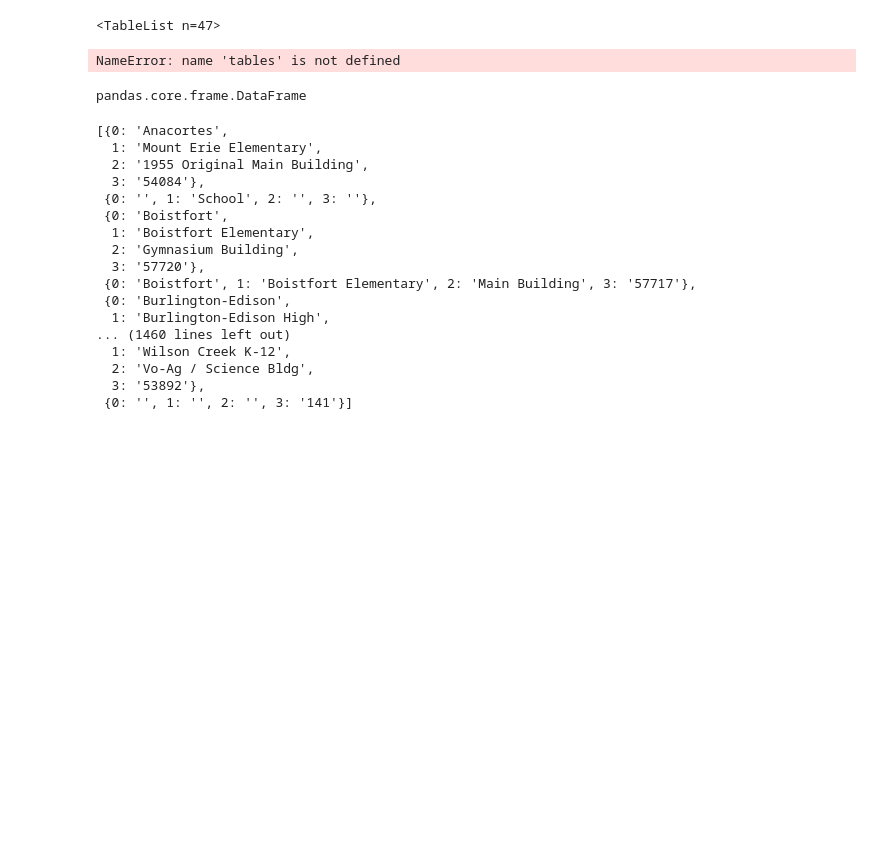
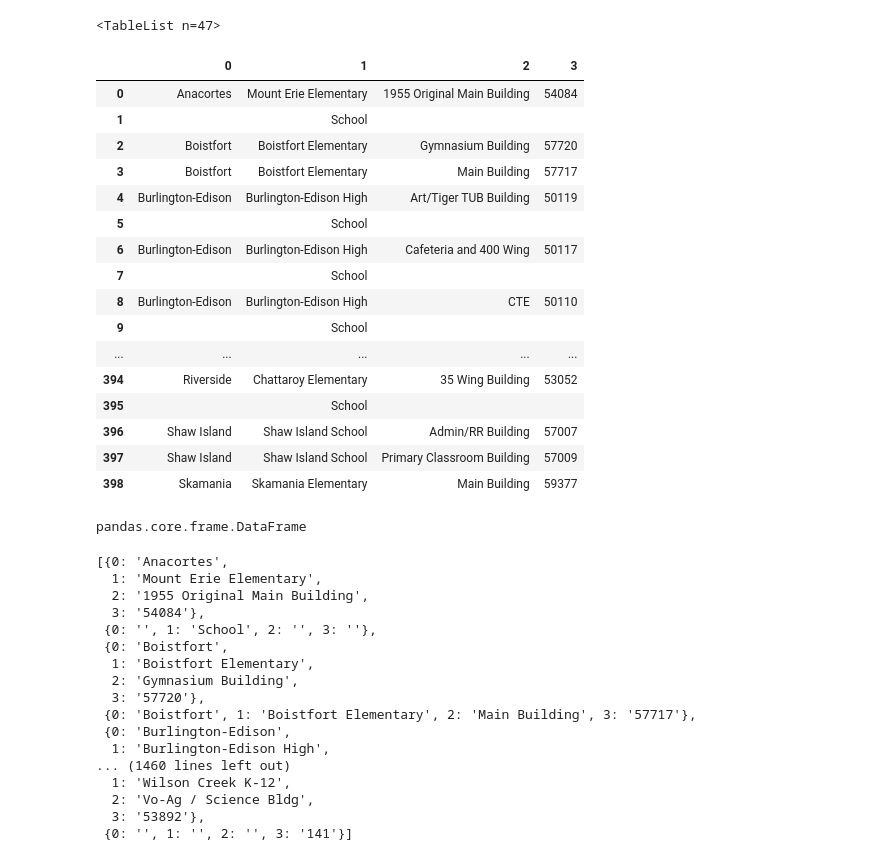
Before and after one commit to efkodon/wa-schools-seismic, a Jupyter notebook: seismic_schools.ipynb, the cells around one changed output. Saved outputs shown, nothing was run; the diff lists cells and outputs as text; code cells hidden in the pictures; blank space fills up the shorter version.

```diff
--- a/seismic_schools.ipynb
+++ b/seismic_schools.ipynb
@@ -133,9 +180,25 @@ tables
 # %%
 dfs = [table.df for table in tables]
 full_df = pd.concat(dfs, ignore_index=True)
-full_df.head()
+full_df
 # %% [output]
-NameError: name 'tables' is not defined
+|  | 0 | 1 | 2 | 3 |
+| 0 | Anacortes | Mount Erie Elementary | 1955 Original Main Building | 54084 |
+| 1 |  | School |  |  |
+| 2 | Boistfort | Boistfort Elementary | Gymnasium Building | 57720 |
+| 3 | Boistfort | Boistfort Elementary | Main Building | 57717 |
+| 4 | Burlington-Edison | Burlington-Edison High | Art/Tiger TUB Building | 50119 |
+| 5 |  | School |  |  |
+| 6 | Burlington-Edison | Burlington-Edison High | Cafeteria and 400 Wing | 50117 |
+| 7 |  | School |  |  |
+| 8 | Burlington-Edison | Burlington-Edison High | CTE | 50110 |
+| 9 |  | School |  |  |
+| ... | ... | ... | ... | ... |
+| 394 | Riverside | Chattaroy Elementary | 35 Wing Building | 53052 |
+| 395 |  | School |  |  |
+| 396 | Shaw Island | Shaw Island School | Admin/RR Building | 57007 |
+| 397 | Shaw Island | Shaw Island School | Primary Classroom Building | 57009 |
+| 398 | Skamania | Skamania Elementary | Main Building | 59377 |
 # %%
 type(full_df)
 # %% [output]
```
Also changed, not shown: parts of 11 cells of this notebook, 1 other file.
